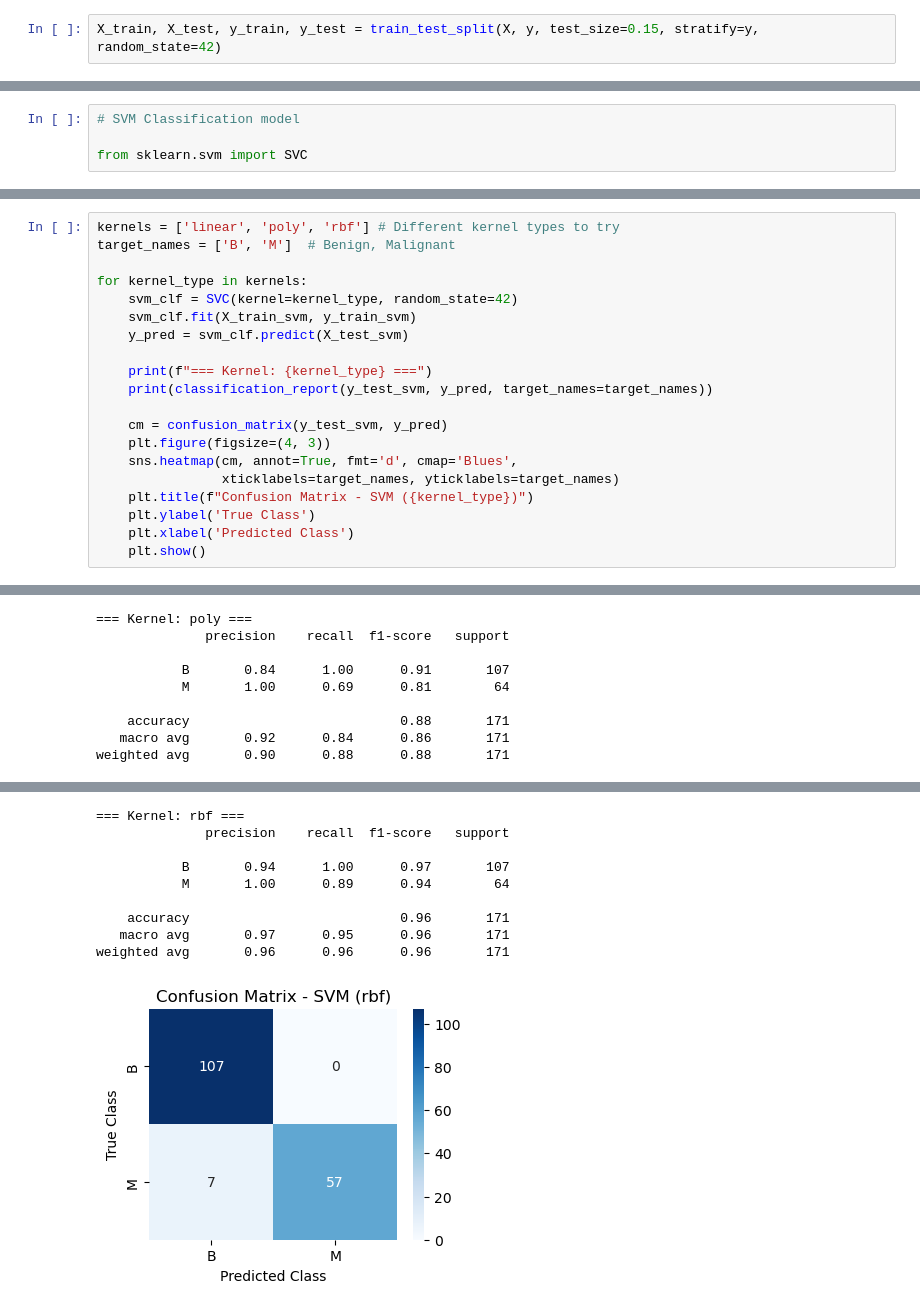
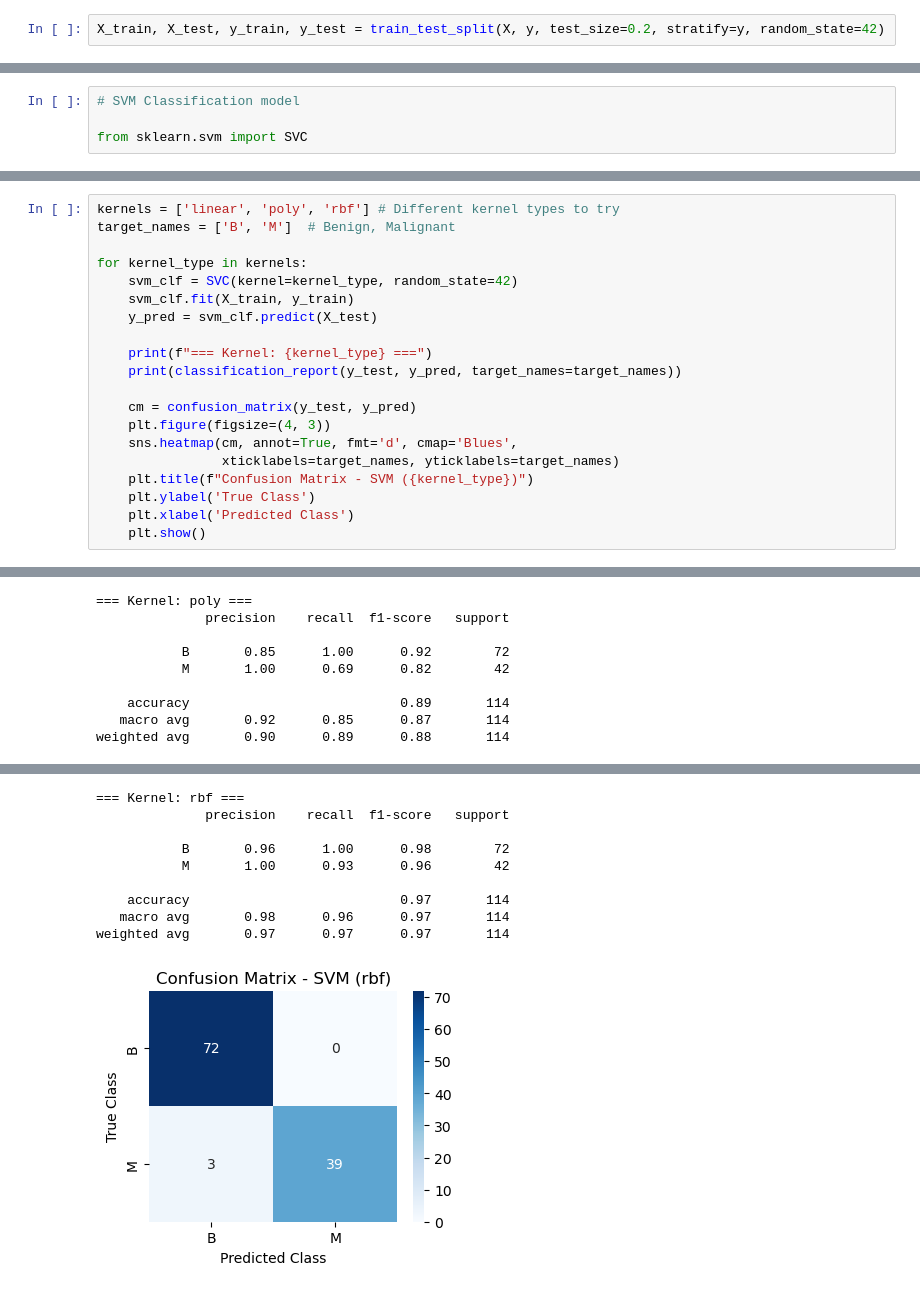
Before and after one commit to Mamoun77/ML-Classification-phase, a Jupyter notebook: Advanced Models/advanced-cancer-classification.ipynb, the cells around one changed output, grey strips where cells are left out. Cells and saved outputs as stored; diff of their text form.

Commit message:
Splitting the data only once for each of the advanced models

```diff
--- a/Advanced Models/advanced-cancer-classification.ipynb
+++ b/Advanced Models/advanced-cancer-classification.ipynb
@@ -69,7 +69,7 @@ df['diagnosis'] = le.fit_transform(df['diagnosis']) # Encodes the diagnosis labe
 X = df.drop('diagnosis', axis=1)
 y = df['diagnosis']
 # %%
-X_train, X_test, y_train, y_test = train_test_split(X, y, test_size=0.15, stratify=y, random_state=42)
+X_train, X_test, y_train, y_test = train_test_split(X, y, test_size=0.2, stratify=y, random_state=42)
 # %%
 # Normalizing the data
 
@@ -176,13 +168,13 @@ target_names = ['B', 'M']  # Benign, Malignant
 
 for kernel_type in kernels:
     svm_clf = SVC(kernel=kernel_type, random_state=42)
-    svm_clf.fit(X_train_svm, y_train_svm)
-    y_pred = svm_clf.predict(X_test_svm)
+    svm_clf.fit(X_train, y_train)
+    y_pred = svm_clf.predict(X_test)
 
     print(f"=== Kernel: {kernel_type} ===")
-    print(classification_report(y_test_svm, y_pred, target_names=target_names))
+    print(classification_report(y_test, y_pred, target_names=target_names))
 
-    cm = confusion_matrix(y_test_svm, y_pred)
+    cm = confusion_matrix(y_test, y_pred)
     plt.figure(figsize=(4, 3))
     sns.heatmap(cm, annot=True, fmt='d', cmap='Blues',
                 xticklabels=target_names, yticklabels=target_names)
@@ -204,9 +196,9 @@ weighted avg       0.97      0.96      0.96       171
 === Kernel: poly ===
               precision    recall  f1-score   support
 
-           B       0.84      1.00      0.91       107
-           M       1.00      0.69      0.81        64
+           B       0.85      1.00      0.92        72
+           M       1.00      0.69      0.82        42
 
-    accuracy                           0.88       171
-   macro avg       0.92      0.84      0.86       171
-weighted avg       0.90      0.88      0.88       171
+    accuracy                           0.89       114
+   macro avg       0.92      0.85      0.87       114
+weighted avg       0.90      0.89      0.88       114
@@ -214,13 +206,13 @@ weighted avg       0.90      0.88      0.88       171
 === Kernel: rbf ===
               precision    recall  f1-score   support
 
-           B       0.94      1.00      0.97       107
-           M       1.00      0.89      0.94        64
+           B       0.96      1.00      0.98        72
+           M       1.00      0.93      0.96        42
 
-    accuracy                           0.96       171
-   macro avg       0.97      0.95      0.96       171
-weighted avg       0.96      0.96      0.96       171
+    accuracy                           0.97       114
+   macro avg       0.98      0.96      0.97       114
+weighted avg       0.97      0.97      0.97       114
-[figure, old version]
+[figure, new version]
 # %%
 from sklearn.model_selection import GridSearchCV
 
```
Also changed, not shown: parts of 8 cells of this notebook.
